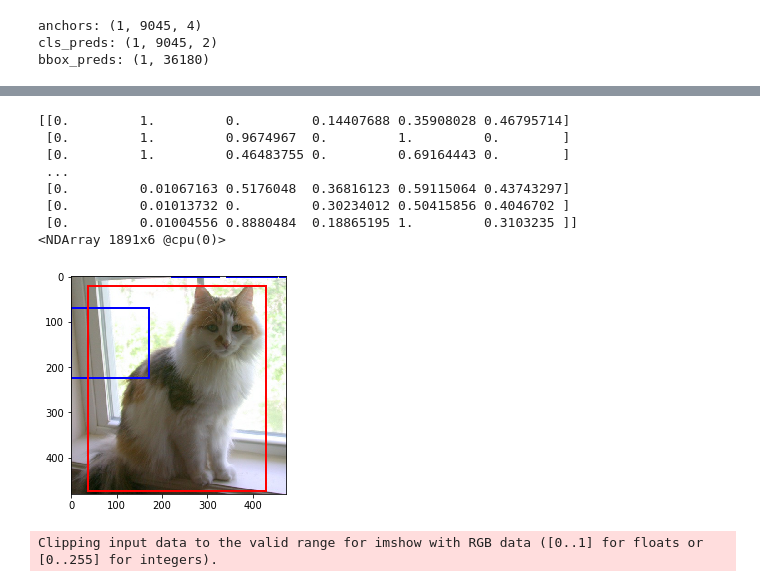
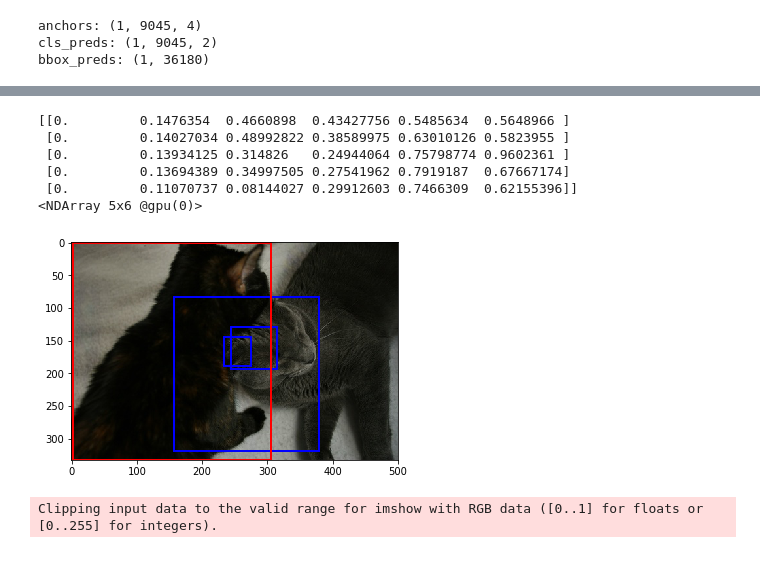
Before and after one commit to B5paper/ssd, a Jupyter notebook: ssd_for_train.ipynb, the cells around one changed output, grey strips where cells are left out. Cells and saved outputs as stored; diff of their text form; code cells hidden in the pictures.

Commit message:
replace dataiter widht dataset, and improve context config

```diff
--- a/ssd_for_train.ipynb
+++ b/ssd_for_train.ipynb
@@ -83,8 +77,10 @@ total pieces of data: 163
 # %%
-ctx = mx.cpu()
+ctx = mx.gpu()
 class SSDNet (mx.gluon.HybridBlock):
     def __init__ (self, **kwargs):
         super(SSDNet, self).__init__(**kwargs)
+        self.ctx = ctx
+
         import mxnet as mx
         self.anchor_ratios = [1, 2, 0.5]
         self.anchor_sizes = [0.5, 0.25, 0.1]
@@ -110,13 +106,13 @@ class SSDNet (mx.gluon.HybridBlock):
         feature_map.add (mx.gluon.nn.Conv2D (256, kernel_size=(3, 3)))
         feature_map.add (mx.gluon.nn.Activation('relu'))
 
-#         feature_map[30:].initialize (init=mx.init.Xavier(), ctx=ctx)
         self.conv4_3 = feature_map[:23]
         self.conv7 = feature_map[:34]
         self.conv8_2 = feature_map[:36]
         self.conv9_2 = feature_map[:38]
         self.conv10_2 = feature_map[:40]
         self.conv11_2 = feature_map[:42]
+
         with self.name_scope():
             self.feat4_3 = self.conv4_3
             self.feat7 = self.conv7
@@ -126,30 +122,18 @@ class SSDNet (mx.gluon.HybridBlock):
             self.feat11_2 = self.conv11_2
 
             self.cls_predictor4_3 = mx.gluon.nn.Conv2D (5 * 2, kernel_size=3, padding=1)  # 每个位置5个anchors，背景+物体共两个类别
-            self.cls_predictor4_3.initialize (mx.init.Xavier(), ctx=ctx)
             self.cls_predictor7 = mx.gluon.nn.Conv2D (5 * 2, kernel_size=3, padding=1)
-            self.cls_predictor7.initialize (mx.init.Xavier(), ctx=ctx)
             self.cls_predictor8_2 = mx.gluon.nn.Conv2D (5 * 2, kernel_size=3, padding=1)
-            self.cls_predictor8_2.initialize (mx.init.Xavier(), ctx=ctx)
             self.cls_predictor9_2 = mx.gluon.nn.Conv2D (5 * 2, kernel_size=3, padding=1)
-            self.cls_predictor9_2.initialize (mx.init.Xavier(), ctx=ctx)
             self.cls_predictor10_2 = mx.gluon.nn.Conv2D (5 * 2, kernel_size=3, padding=1)
-            self.cls_predictor10_2.initialize (mx.init.Xavier(), ctx=ctx)
             self.cls_predictor11_2 = mx.gluon.nn.Conv2D (5 * 2, kernel_size=3, padding=1)
-            self.cls_predictor11_2.initialize (mx.init.Xavier(), ctx=ctx)
 
             self.bbox_predictor4_3 = mx.gluon.nn.Conv2D (5 * 4, kernel_size=3, padding=1)
-            self.bbox_predictor4_3.initialize (mx.init.Xavier(), ctx=ctx)
             self.bbox_predictor7 = mx.gluon.nn.Conv2D (5 * 4, kernel_size=3, padding=1)
-            self.bbox_predictor7.initialize (mx.init.Xavier(), ctx=ctx)
             self.bbox_predictor8_2 = mx.gluon.nn.Conv2D (5 * 4, kernel_size=3, padding=1)
-            self.bbox_predictor8_2.initialize (mx.init.Xavier(), ctx=ctx)
             self.bbox_predictor9_2 = mx.gluon.nn.Conv2D (5 * 4, kernel_size=3, padding=1)
-            self.bbox_predictor9_2.initialize (mx.init.Xavier(), ctx=ctx)
             self.bbox_predictor10_2 = mx.gluon.nn.Conv2D (5 * 4, kernel_size=3, padding=1)
-            self.bbox_predictor10_2.initialize (mx.init.Xavier(), ctx=ctx)
             self.bbox_predictor11_2 = mx.gluon.nn.Conv2D (5 * 4, kernel_size=3, padding=1)
-            self.bbox_predictor11_2.initialize (mx.init.Xavier(), ctx=ctx)
 
 
     def forward (self, x):
@@ -228,7 +212,7 @@ class SSDNet (mx.gluon.HybridBlock):
 
 net = SSDNet()
 net.hybridize()
-net.initialize()
+net.initialize(init=mx.init.Xavier(), ctx=ctx)
 anchors, cls_preds, bbox_preds = net(mx.nd.uniform(0, 1, shape=(1, 3, 300, 300), ctx=ctx))
 print ('anchors:', anchors.shape)
 print ('cls_preds:', cls_preds.shape)
@@ -300,12 +283,10 @@ batch 19: 0.00010769584
 # %%
-myutils.validate_data_n(3, data_iter=data_iter, net=net, the_first_n_bboxes=4)
+myutils.validate_data_n(1, dataset=dataset, net=net)
 # %% [output]
-[[0.         1.         0.         0.14407688 0.35908028 0.46795714]
- [0.         1.         0.9674967  0.         1.         0.        ]
- [0.         1.         0.46483755 0.         0.69164443 0.        ]
- ...
- [0.         0.01067163 0.5176048  0.36816123 0.59115064 0.43743297]
- [0.         0.01013732 0.         0.30234012 0.50415856 0.4046702 ]
- [0.         0.01004556 0.8880484  0.18865195 1.         0.3103235 ]]
-<NDArray 1891x6 @cpu(0)>
+[[0.         0.1476354  0.4660898  0.43427756 0.5485634  0.5648966 ]
+ [0.         0.14027034 0.48992822 0.38589975 0.63010126 0.5823955 ]
+ [0.         0.13934125 0.314826   0.24944064 0.75798774 0.9602361 ]
+ [0.         0.13694389 0.34997505 0.27541962 0.7919187  0.67667174]
+ [0.         0.11070737 0.08144027 0.29912603 0.7466309  0.62155396]]
+<NDArray 5x6 @gpu(0)>
-[figure, old version]
+[figure, new version]
```
Also changed, not shown: parts of 5 cells of this notebook, 1 other file.
